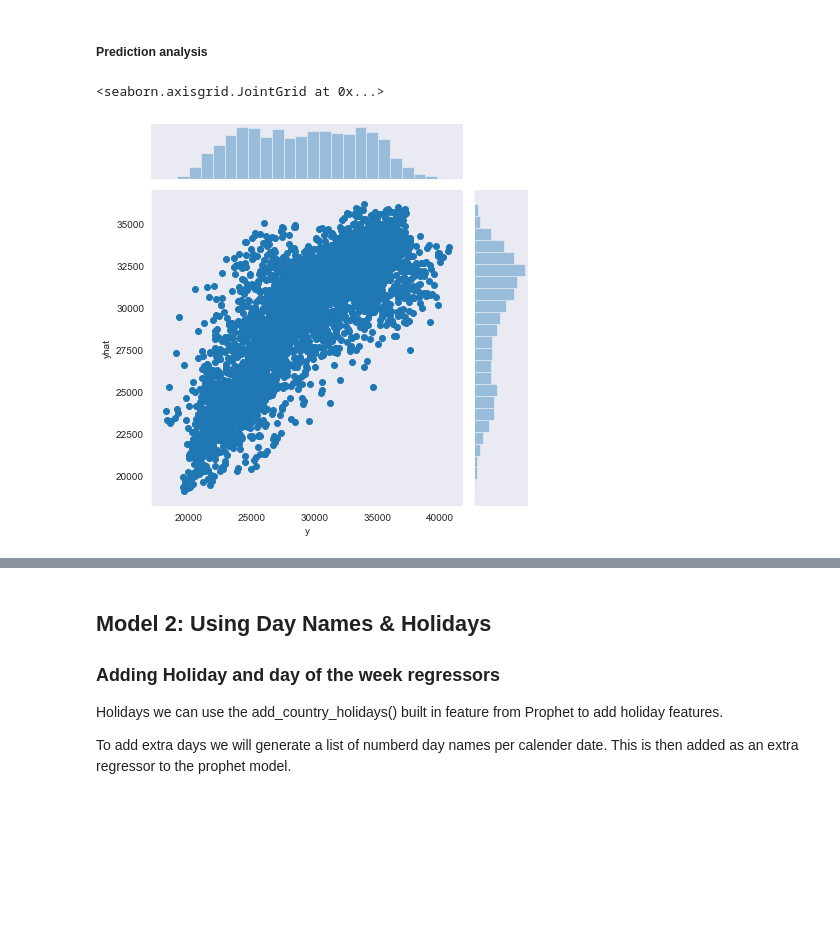
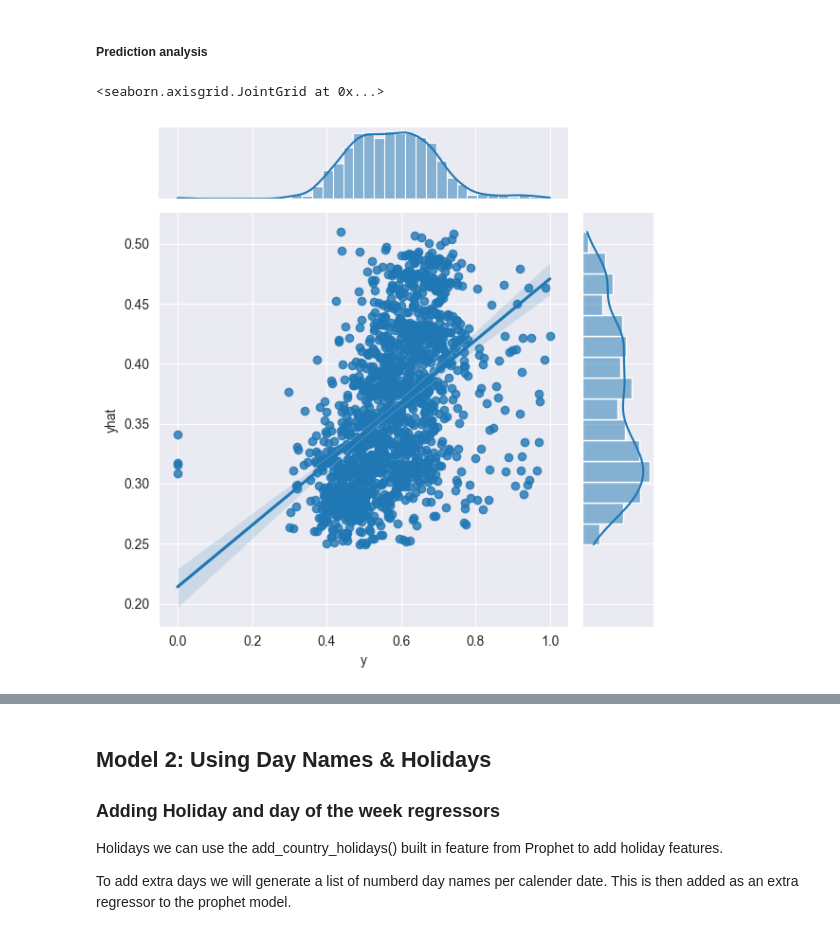
Before and after one commit to NaifAlqahtani/forcasting, a Jupyter notebook: prophet/model_prophet.ipynb, the cells around one changed output, grey strips where cells are left out. Cells and saved outputs as stored; diff of their text form; code cells hidden in the pictures; blank space fills up the shorter version.

```diff
--- a/prophet/model_prophet.ipynb
+++ b/prophet/model_prophet.ipynb
@@ -53,8 +65,11 @@ test.head(2)
 # %%
-def prep_for_prophet(data, index= 'index', target_col='actual_load'):
+def prep_for_prophet(data, index= 'date', target_col='value'):
 
     #set datetime index as a column in the dataframe
-    data = data.reset_index()
+    # data = data.reset_index()
+
+    #convert the datetime column to a datetime object
+    data[index] = pd.to_datetime(data[index])
 
     #select out the datetime and target columns
     data[['ds', 'y']] = data[[index, target_col]]
@@ -68,12 +83,11 @@ def prep_for_prophet(data, index= 'index', target_col='actual_load'):
     return data
 # %%
 #reformat columns for training data
-train = prep_for_prophet(train, index='time')
+train = prep_for_prophet(train)
 
 #reformt columns for test data with no y values
-test = prep_for_prophet(test, index='time')
+test = prep_for_prophet(test)
 
 
-print('Length of the train dataset {}' .format(len(train)))
-print('Length of the test dataset {}' .format(len(test)))
+train.head()
 # %% [output]
@@ -128,15 +157,14 @@ plt.plot(base_model_results['ds'], base_model_results['yhat'])
 # %%
 ## plot in monthly segments and inspect the data
-fig, axs = plt.subplots(6,1, figsize=(12,24))
+fig, axs = plt.subplots(3,1, figsize=(12,24))
 
 
-datetimes = pd.to_datetime(test['ds'], format='%d-%m-%Y %H%M', errors='ignore')
+datetimes = pd.to_datetime(test['ds'])
 actual = test.set_index(pd.DatetimeIndex(datetimes))
 predicted_base = base_model_results.set_index(pd.DatetimeIndex(datetimes))
 
-actual_groups = actual['y'].groupby(pd.Grouper(freq='3W'))
-predicted_base_groups = predicted_base['yhat'].groupby(pd.Grouper(freq='3W'))
-
+actual_groups = actual['y'].groupby(pd.Grouper(freq='M'))
+predicted_base_groups = predicted_base['yhat'].groupby(pd.Grouper(freq='M'))
 
 for ax, (name, act), (_, pred) in zip(axs, actual_groups, predicted_base_groups):
 
@@ -153,19 +180,0 @@ plt.subplots_adjust(hspace=0.3)
-# %%
-## plot in monthly segments and inspect the data
-fig, axs = plt.subplots(6,1, figsize=(12,24))
-
-
-datetimes = pd.to_datetime(test['ds'], format='%d-%m-%Y %H%M', errors='ignore')
-actual = test.set_index(pd.DatetimeIndex(datetimes))
-predicted_base = base_model_results.set_index(pd.DatetimeIndex(datetimes))
-
-actual_groups = actual['y'].groupby(pd.Grouper(freq='M'))
-predicted_base_groups = predicted_base['yhat'].groupby(pd.Grouper(freq='M'))
-
-
-for ax, (name, act), (_, pred) in zip(axs, actual_groups, predicted_base_groups):
-
-    #plot the data
-    ax.plot(pd.Series(act.values))
-    ax.plot(pd.Series(pred.values))
-    ax.set_title(name.month)
@@ -239,10 +244,11 @@ Base model MAE 2116.68
 ##### Prediction analysis
 # %%
 # joint plot of predictions
-sns.jointplot(test['y'],predicted_base['yhat'])
+joint_df = pd.concat([test['y'], base_model_results['yhat']], axis=1)
+sns.jointplot(joint_df, x='y', y='yhat', kind='reg')
 # %% [output]
 <seaborn.axisgrid.JointGrid at 0x...>
-[figure, old version]
+[figure, new version]
 # %%
 #align the indexes on the test and forecast series objects
 test = test.set_index(forecast_base_model.iloc[-len(test):, -1].index)
```
Also changed, not shown: parts of 21 cells of this notebook, 2 other files.
